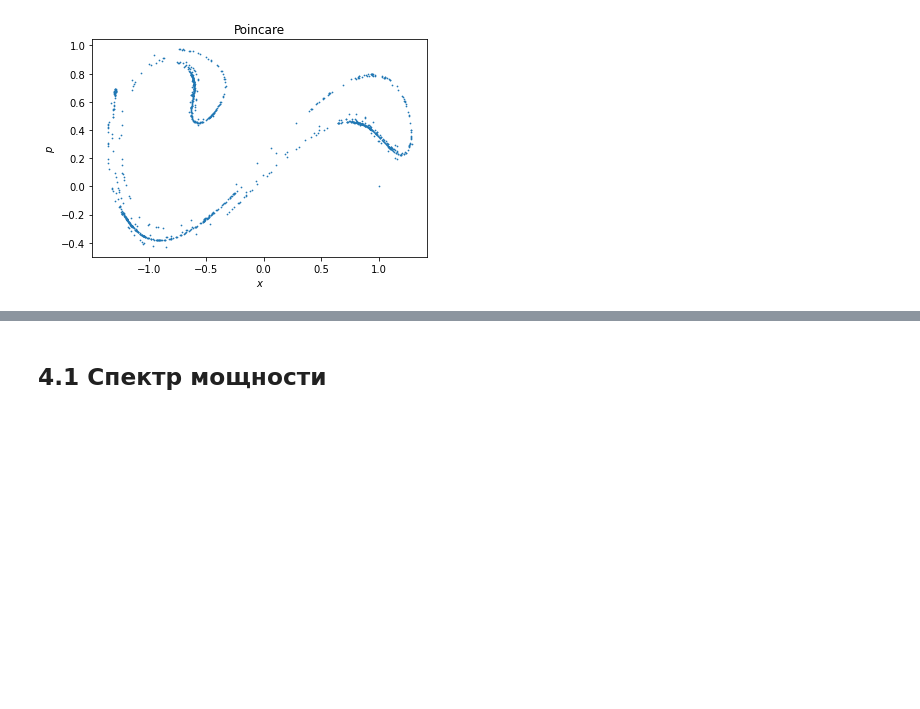
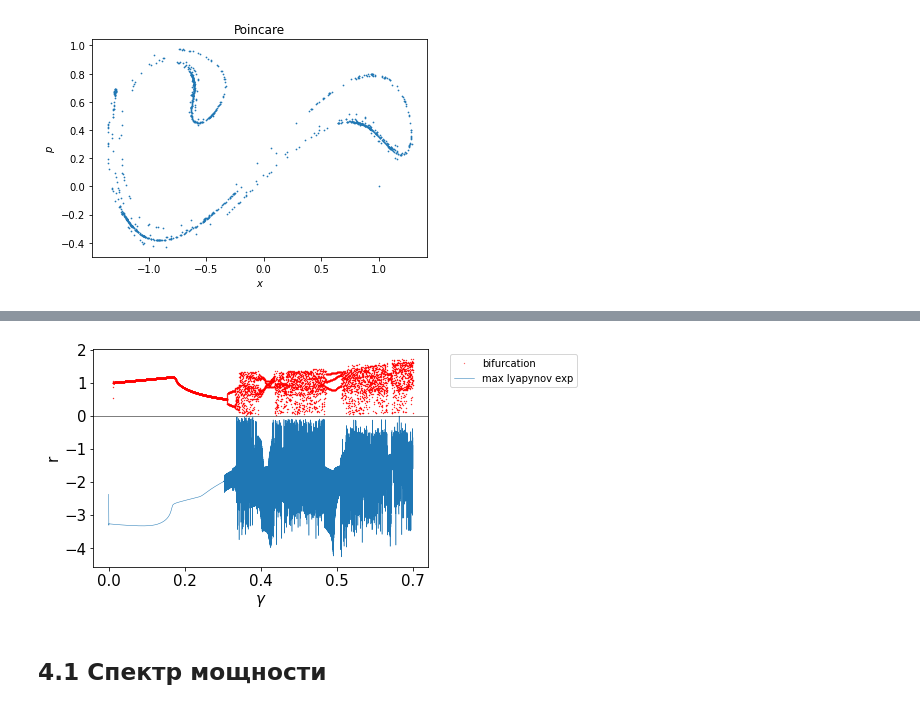
Before and after one commit to propellermint/Dynamic-chaos-in-the-kicked-photon-qubit-atom, a Jupyter notebook: duffing oscillator 4.ipynb, the cells around one changed output, grey strips where cells are left out. Drawn from its saved outputs; the diff is of its cells as text; code cells hidden in the pictures; blank space fills up the shorter version.

```diff
--- a/duffing oscillator 4.ipynb
+++ b/duffing oscillator 4.ipynb
@@ -406,7 +406,7 @@ def func(z,t):
     return [gamma*np.cos(omega * t) - delta*p - alpha * q - beta * q**3, p]
 
 
-def phase_and_poincare(omega, gamma, delta, alpha, beta):
+def phase_and_poincare(omega, gamma, delta, alpha, beta, N=1000, tmaximum=500, dt=1e-1):
 
 
     '''#  initial conditions
@@ -424,7 +424,7 @@ def phase_and_poincare(omega, gamma, delta, alpha, beta):
     p0 = 0.0
 
 
-    n_steps = 1000       #  number of periods
+    n_steps = N       #  number of periods
 
 
     Q = np.zeros(n_steps + 1, dtype=complex)
@@ -437,8 +437,7 @@ def phase_and_poincare(omega, gamma, delta, alpha, beta):
 
     #  solving for phase plot
     z0 = [p0, q0]
-    tmax = 500
-    dt = 1e-1
+    tmax = tmaximum
     t = np.arange(0, tmax, dt)
 
     sol = odeintw(func, z0, t, atol=1e-13, rtol=1e-13, mxstep=mxsteps)
@@ -902,25 +802 @@ plt.show()
-# %%
-dx = x - xtv
-dp = xdot - xdottv
-
-Dist = [np.sqrt(dx[i]**2 + dp[i]**2) for i in range(len(dx))]
-
-LogDist = np.log(Dist)
-
-plt.figure()
-plt.xlabel('$t$')
-plt.ylabel('$dist$')
-#plt.tick_params(labelsize=lblsize)
-plt.plot(Dist)
-plt.show()
-
-plt.figure()
-plt.xlabel('$t$')
-plt.ylabel('$\log(dist)$')
-#plt.tick_params(labelsize=lblsize)
-plt.plot(LogDist)
-plt.axhline(y=0, color='k', linewidth=0.5)
-plt.show()
-
-print(np.mean(LogDist))
 # %%
@@ -991,3 +930,19 @@ plt.show()
+# %%
+fig, ax = plt.subplots()
+xtick_labels = np.linspace(0, interval, 5)
+ax.set_xticks([x / interval * num_steps for x in xtick_labels])
+ax.set_xticklabels(['{:.1f}'.format(xtick) for xtick in xtick_labels])
+
+plt.plot(rs_up[:, 0], rs_up[:,1], 'r.', markersize=0.5, label='bifurcation')
+plt.plot(lyaps, linewidth=0.5, label='max lyapynov exp')
+plt.axhline(y=0, color='black', linewidth=0.5)
+plt.xlabel(r'$\gamma$', fontsize=15)
+plt.ylabel('r', fontsize=15)
+plt.tick_params(labelsize=15)
+plt.legend(bbox_to_anchor=(1.05, 1), loc='upper left')
+plt.show()
+# %% [output]
+[figure, added]
 # %% [markdown]
 ## 4.1 Спектр мощности
 # %%
```
Also changed, not shown: parts of 13 cells of this notebook, 4 other files.
